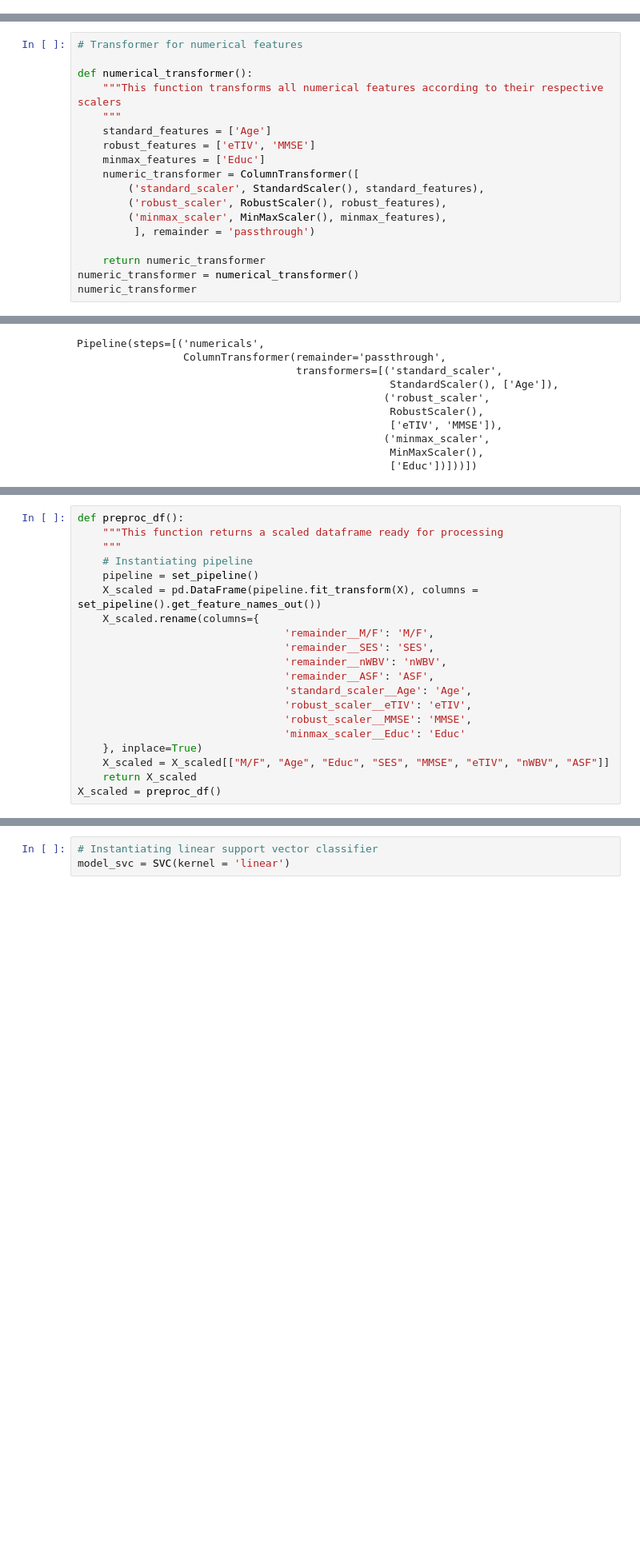
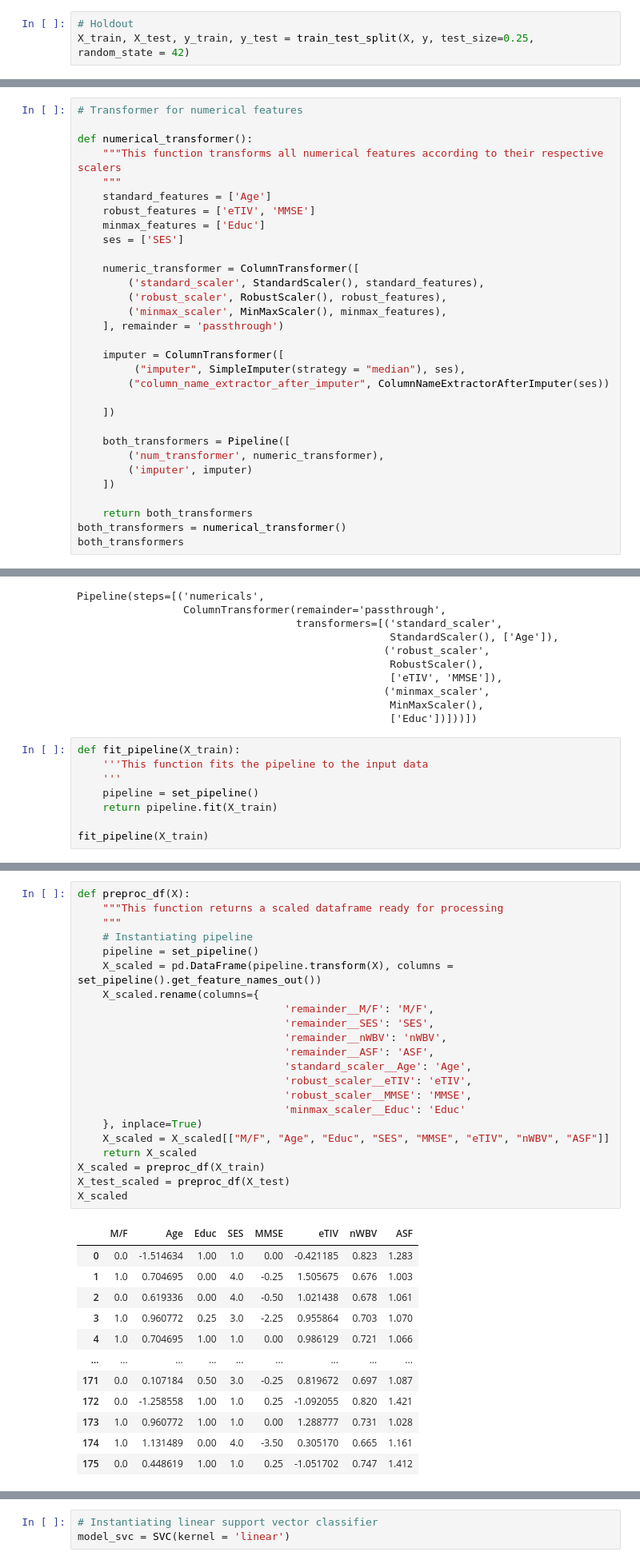
Before and after one commit to mkvph0ch/memobrain, a Jupyter notebook: notebooks/cynthia_preprocessing_oasis1.ipynb, the cells around one changed output, grey strips where cells are left out. Shown: that part at 80% size. Cells and saved outputs as stored; diff of their text form; blank space fills up the shorter version.

```diff
--- a/notebooks/cynthia_preprocessing_oasis1.ipynb
+++ b/notebooks/cynthia_preprocessing_oasis1.ipynb
@@ -156,3 +178,6 @@ y = oasis1['CDR']
+# %%
+# Holdout
+X_train, X_test, y_train, y_test = train_test_split(X, y, test_size=0.25, random_state = 42)
 # %% [markdown]
 ## Preprocessing pipeline
 # %% [markdown]
@@ -176,13 +211,26 @@ def numerical_transformer():
     standard_features = ['Age']
     robust_features = ['eTIV', 'MMSE']
     minmax_features = ['Educ']
+    ses = ['SES']
+
     numeric_transformer = ColumnTransformer([
         ('standard_scaler', StandardScaler(), standard_features),
         ('robust_scaler', RobustScaler(), robust_features),
         ('minmax_scaler', MinMaxScaler(), minmax_features),
-         ], remainder = 'passthrough')
+    ], remainder = 'passthrough')
 
-    return numeric_transformer
-numeric_transformer = numerical_transformer()
-numeric_transformer
+    imputer = ColumnTransformer([
+         ("imputer", SimpleImputer(strategy = "median"), ses),
+        ("column_name_extractor_after_imputer", ColumnNameExtractorAfterImputer(ses))
+
+    ])
+
+    both_transformers = Pipeline([
+        ('num_transformer', numeric_transformer),
+        ('imputer', imputer)
+    ])
+
+    return both_transformers
+both_transformers = numerical_transformer()
+both_transformers
 # %% [output]
@@ -209,3 +269,11 @@ Pipeline(steps=[('numericals',
                                                  ('minmax_scaler',
                                                   MinMaxScaler(),
                                                   ['Educ'])]))])
+# %%
+def fit_pipeline(X_train):
+    '''This function fits the pipeline to the input data
+    '''
+    pipeline = set_pipeline()
+    return pipeline.fit(X_train)
+
+fit_pipeline(X_train)
@@ -212,20 +291,35 @@ Pipeline(steps=[('numericals',
 # %%
-def preproc_df():
+def preproc_df(X):
     """This function returns a scaled dataframe ready for processing
     """
     # Instantiating pipeline
     pipeline = set_pipeline()
-    X_scaled = pd.DataFrame(pipeline.fit_transform(X), columns = set_pipeline().get_feature_names_out())
+    X_scaled = pd.DataFrame(pipeline.transform(X), columns = set_pipeline().get_feature_names_out())
     X_scaled.rename(columns={
                                  'remainder__M/F': 'M/F',
                                  'remainder__SES': 'SES',
                                  'remainder__nWBV': 'nWBV',
                                  'remainder__ASF': 'ASF',
                                  'standard_scaler__Age': 'Age',
                                  'robust_scaler__eTIV': 'eTIV',
                                  'robust_scaler__MMSE': 'MMSE',
                                  'minmax_scaler__Educ': 'Educ'
     }, inplace=True)
     X_scaled = X_scaled[["M/F", "Age", "Educ", "SES", "MMSE", "eTIV", "nWBV", "ASF"]]
     return X_scaled
-X_scaled = preproc_df()
+X_scaled = preproc_df(X_train)
+X_test_scaled = preproc_df(X_test)
+X_scaled
+# %% [output]
+|  | M/F | Age | Educ | SES | MMSE | eTIV | nWBV | ASF |
+| 0 | 0.0 | -1.514634 | 1.00 | 1.0 | 0.00 | -0.421185 | 0.823 | 1.283 |
+| 1 | 1.0 | 0.704695 | 0.00 | 4.0 | -0.25 | 1.505675 | 0.676 | 1.003 |
+| 2 | 0.0 | 0.619336 | 0.00 | 4.0 | -0.50 | 1.021438 | 0.678 | 1.061 |
+| 3 | 1.0 | 0.960772 | 0.25 | 3.0 | -2.25 | 0.955864 | 0.703 | 1.070 |
+| 4 | 1.0 | 0.704695 | 1.00 | 1.0 | 0.00 | 0.986129 | 0.721 | 1.066 |
+| ... | ... | ... | ... | ... | ... | ... | ... | ... |
+| 171 | 0.0 | 0.107184 | 0.50 | 3.0 | -0.25 | 0.819672 | 0.697 | 1.087 |
+| 172 | 0.0 | -1.258558 | 1.00 | 1.0 | 0.25 | -1.092055 | 0.820 | 1.421 |
+| 173 | 1.0 | 0.960772 | 1.00 | 1.0 | 0.00 | 1.288777 | 0.731 | 1.028 |
+| 174 | 1.0 | 1.131489 | 0.00 | 4.0 | -3.50 | 0.305170 | 0.665 | 1.161 |
+| 175 | 0.0 | 0.448619 | 1.00 | 1.0 | 0.25 | -1.051702 | 0.747 | 1.412 |
```
Also changed, not shown: parts of 99 cells of this notebook, 1 other file.
